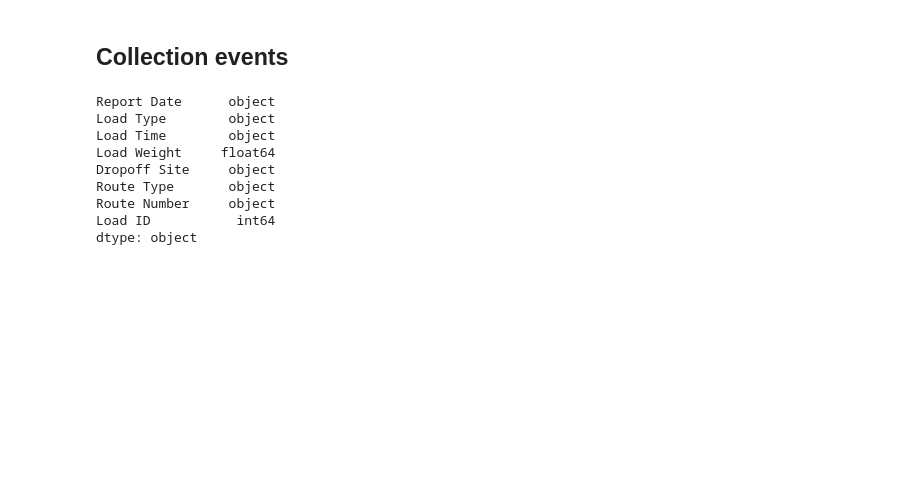
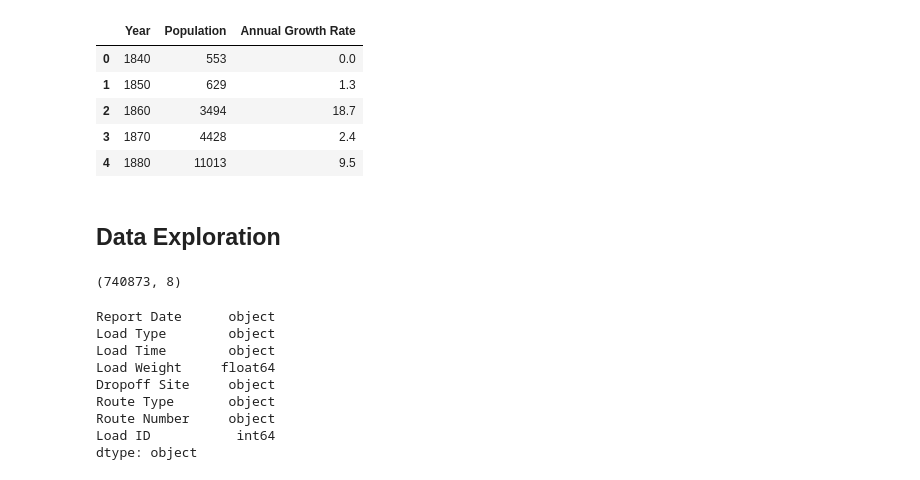
Before and after one commit to fredericojpr/WDL_1, a Jupyter notebook: EDAnotebook.ipynb, the cells around one changed output. Cells and saved outputs as stored; diff of their text form; code cells hidden in the pictures; blank space fills up the shorter version.

```diff
--- a/EDAnotebook.ipynb
+++ b/EDAnotebook.ipynb
@@ -8,2 +13,0 @@ import seaborn as sns
-# %% [markdown]
-## Collection events
@@ -12,0 +14,20 @@ waste_aust = pd.read_csv('waste_collection.csv')
+# %%
+#https://www.austintexas.gov/sites/default/files/files/Planning/Demographics/population_history_pub.pdf
+population_year=[1840,1850,1860,1870,1880,1890,1900,1905,1910,1915,1920,1925,1930,1935,1940,1945,1950,1955,
+                 1960,1961,1962,1963,1964,1965,1966,1967,1968,1969,1970,1971,1972,1973,1974,1975,1976,1977,1978,
+                 1979,1980,1981,1982,1983,1984,1985,1986,1987,1988,1989,1990,1991,1992,1993,1994,1995,1996,1997,1998,1999,2000,2001,2002,2003,2004,2005,2006,
+                 2007,2008,2009,2010,2011,2012,2013,2014,2015,2016]
+population_values=[553,629,3494,4428,11013,14575,22258,25299,29860,32368,34876,42174,53120,60082,87930,101289,
+                   132459, 159502,186545,194940,201762,205394,208475,214117,218981,223981,234375,244074,251808,
+                   263000,275900,290300,297500,302500,308952,321900, 331900, 341507,345890,349513,358950,373541,
+                   392971,417033,447342,461039,464118,466499,465622,476447,482296,492862,508336,526128,548043,
+                   567566,613458,629769, 656562,669693,680899,687708,692102,700407,718912,735088,750525,774037,
+                   790390,812025,832326,855215,878733,900701,926426]
+
+population_growth =[0,1.3,18.7,2.4,9.5,2.8,4.3,2.6,3.4,1.6,1.5,3.9,4.7,2.5,7.9,2.9,5.5,3.8,3.2,4.5,3.5,1.8,1.5,
+                    2.7,2.3,2.3,4.6,4.1,3.2,4.4,4.9,5.2,2.5,1.7,2.1,4.2,3.1,2.9,1.3,1,2.7,4.1,5.2,6.1,7.3,3.1,
+                    0.7,0.5,-0.2,2.3,1.2,2.2,3.1,3.5,4.2,3.6,8.1,2.7,4.3,2,1.7,1,0.6,1.2,2.6,2.3,2.1,3.1,2.1,
+                    2.7,2.5,2.8,2.7,2.5,2.9]
+
+population_data = {'Year': population_year, 'Population': population_values, 'Annual Growth Rate':population_growth}
+austin_population =pd.DataFrame(data=population_data)
@@ -12,0 +36,9 @@ waste_aust = pd.read_csv('waste_collection.csv')
+# %%
+austin_population.head()
+# %% [output]
+|  | Year | Population | Annual Growth Rate |
+| 0 | 1840 | 553 | 0.0 |
+| 1 | 1850 | 629 | 1.3 |
+| 2 | 1860 | 3494 | 18.7 |
+| 3 | 1870 | 4428 | 2.4 |
+| 4 | 1880 | 11013 | 9.5 |
@@ -13,3 +47,9 @@ waste_aust = pd.read_csv('waste_collection.csv')
+# %% [markdown]
+## Data Exploration
+# %%
+waste_aust.shape
+# %% [output]
+(740873, 8)
 # %%
 waste_aust.dtypes
 # %% [output]
```
Also changed, not shown: parts of 37 cells of this notebook, 2 other files.
